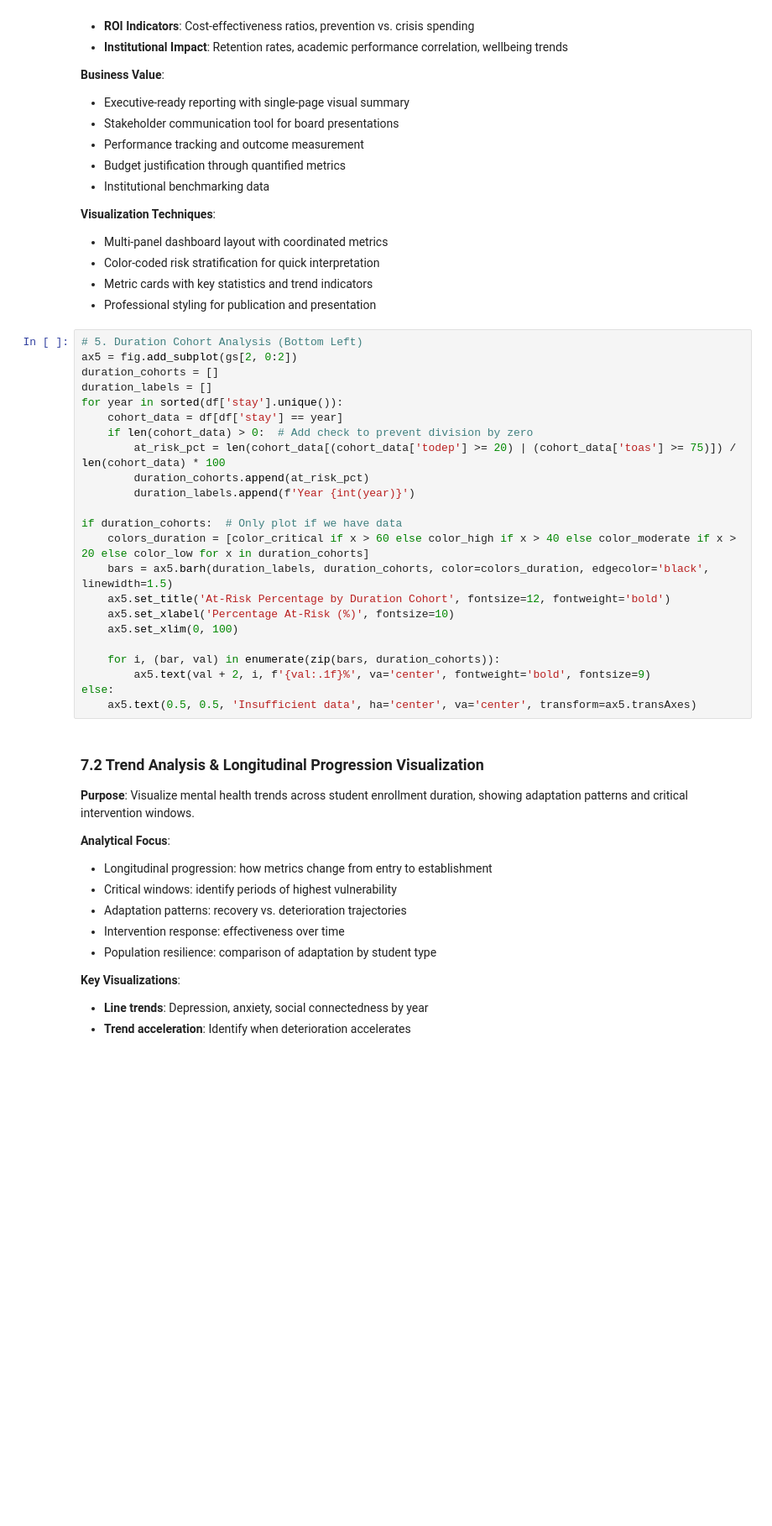
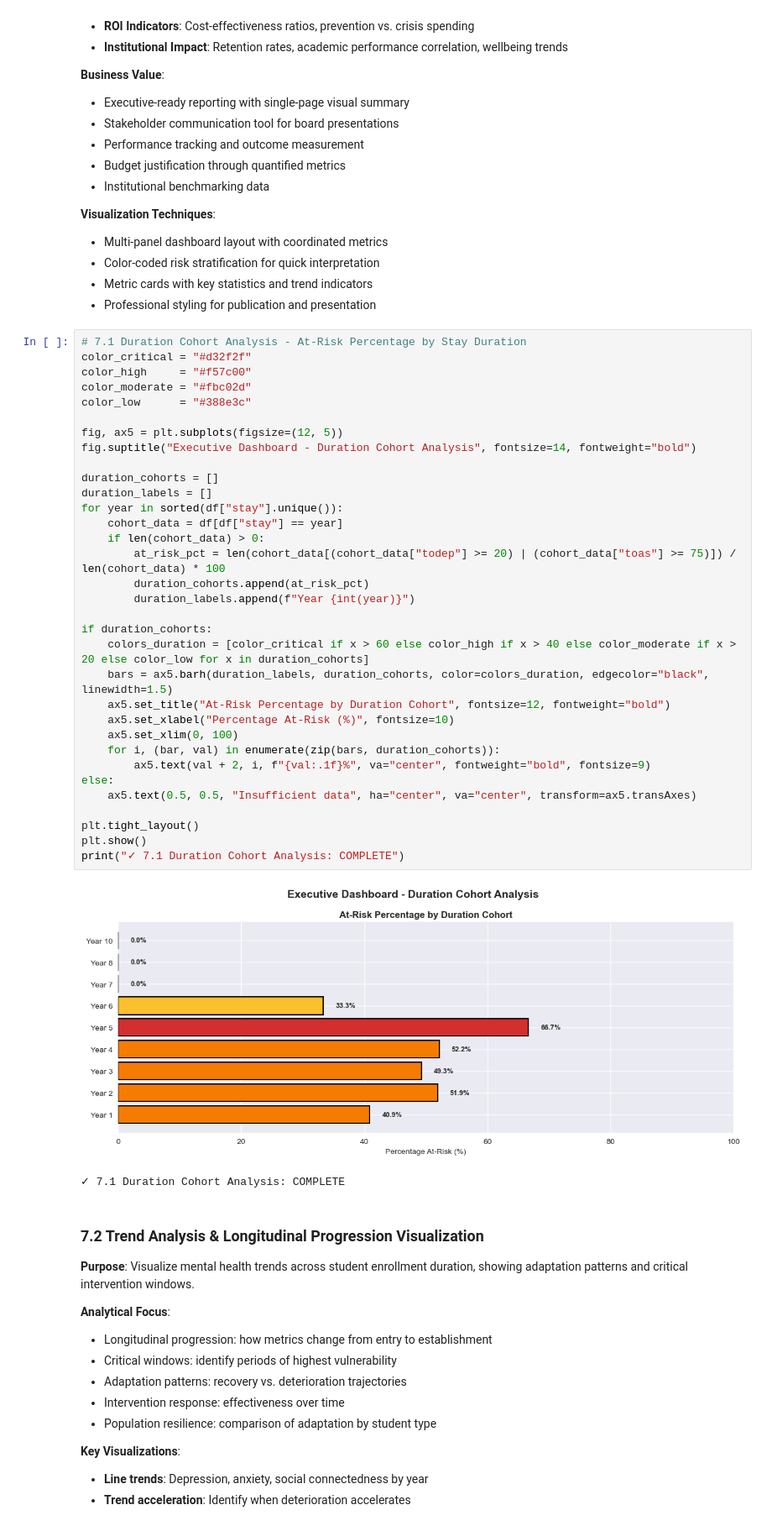
Before and after one commit to TeslimAdeyanju/portfolio-06-student-wellbeing-sql, a Jupyter notebook: advanced-student-wellbeing-sql-analysis.ipynb, the cells around one changed output. Shown at 84% size. Cells and saved outputs as stored; diff of their text form; blank space fills up the shorter version.

```diff
--- a/advanced-student-wellbeing-sql-analysis.ipynb
+++ b/advanced-student-wellbeing-sql-analysis.ipynb
@@ -2948,28 +3142,41 @@ Profile: Year 1 Inter Student
 - Metric cards with key statistics and trend indicators
 - Professional styling for publication and presentation
 # %%
-# 5. Duration Cohort Analysis (Bottom Left)
-ax5 = fig.add_subplot(gs[2, 0:2])
+# 7.1 Duration Cohort Analysis - At-Risk Percentage by Stay Duration
+color_critical = "#d32f2f"
+color_high     = "#f57c00"
+color_moderate = "#fbc02d"
+color_low      = "#388e3c"
+
+fig, ax5 = plt.subplots(figsize=(12, 5))
+fig.suptitle("Executive Dashboard - Duration Cohort Analysis", fontsize=14, fontweight="bold")
+
 duration_cohorts = []
 duration_labels = []
-for year in sorted(df['stay'].unique()):
-    cohort_data = df[df['stay'] == year]
-    if len(cohort_data) > 0:  # Add check to prevent division by zero
-        at_risk_pct = len(cohort_data[(cohort_data['todep'] >= 20) | (cohort_data['toas'] >= 75)]) / len(cohort_data) * 100
+for year in sorted(df["stay"].unique()):
+    cohort_data = df[df["stay"] == year]
+    if len(cohort_data) > 0:
+        at_risk_pct = len(cohort_data[(cohort_data["todep"] >= 20) | (cohort_data["toas"] >= 75)]) / len(cohort_data) * 100
         duration_cohorts.append(at_risk_pct)
-        duration_labels.append(f'Year {int(year)}')
+        duration_labels.append(f"Year {int(year)}")
 
-if duration_cohorts:  # Only plot if we have data
+if duration_cohorts:
     colors_duration = [color_critical if x > 60 else color_high if x > 40 else color_moderate if x > 20 else color_low for x in duration_cohorts]
-    bars = ax5.barh(duration_labels, duration_cohorts, color=colors_duration, edgecolor='black', linewidth=1.5)
-    ax5.set_title('At-Risk Percentage by Duration Cohort', fontsize=12, fontweight='bold')
-    ax5.set_xlabel('Percentage At-Risk (%)', fontsize=10)
+    bars = ax5.barh(duration_labels, duration_cohorts, color=colors_duration, edgecolor="black", linewidth=1.5)
+    ax5.set_title("At-Risk Percentage by Duration Cohort", fontsize=12, fontweight="bold")
+    ax5.set_xlabel("Percentage At-Risk (%)", fontsize=10)
     ax5.set_xlim(0, 100)
+    for i, (bar, val) in enumerate(zip(bars, duration_cohorts)):
+        ax5.text(val + 2, i, f"{val:.1f}%", va="center", fontweight="bold", fontsize=9)
+else:
+    ax5.text(0.5, 0.5, "Insufficient data", ha="center", va="center", transform=ax5.transAxes)
 
-    for i, (bar, val) in enumerate(zip(bars, duration_cohorts)):
-        ax5.text(val + 2, i, f'{val:.1f}%', va='center', fontweight='bold', fontsize=9)
-else:
-    ax5.text(0.5, 0.5, 'Insufficient data', ha='center', va='center', transform=ax5.transAxes)
+plt.tight_layout()
+plt.show()
+print("✓ 7.1 Duration Cohort Analysis: COMPLETE")
+# %% [output]
+[figure, added]
+✓ 7.1 Duration Cohort Analysis: COMPLETE
 # %% [markdown]
 ### 7.2 Trend Analysis & Longitudinal Progression Visualization
 
```
Also changed, not shown: parts of 35 cells of this notebook, 2 other files.
